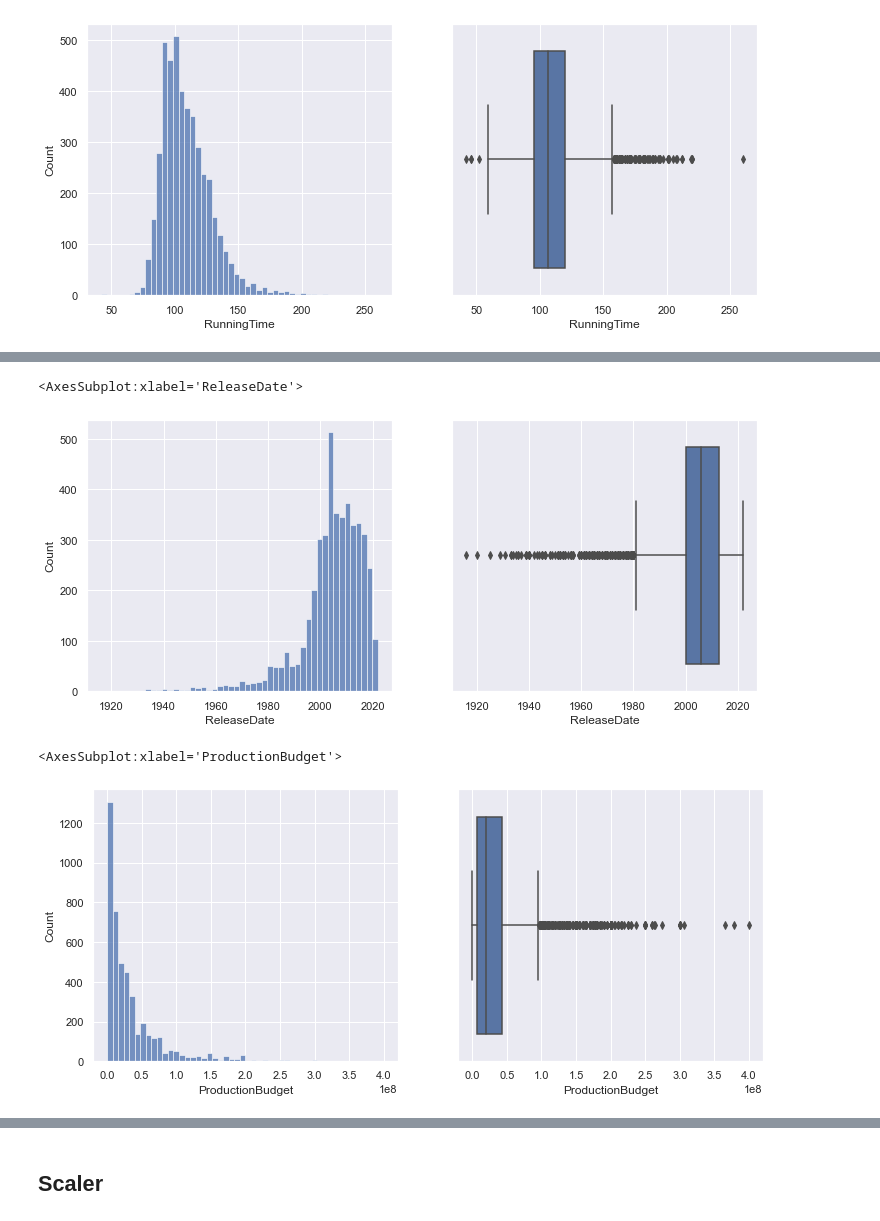
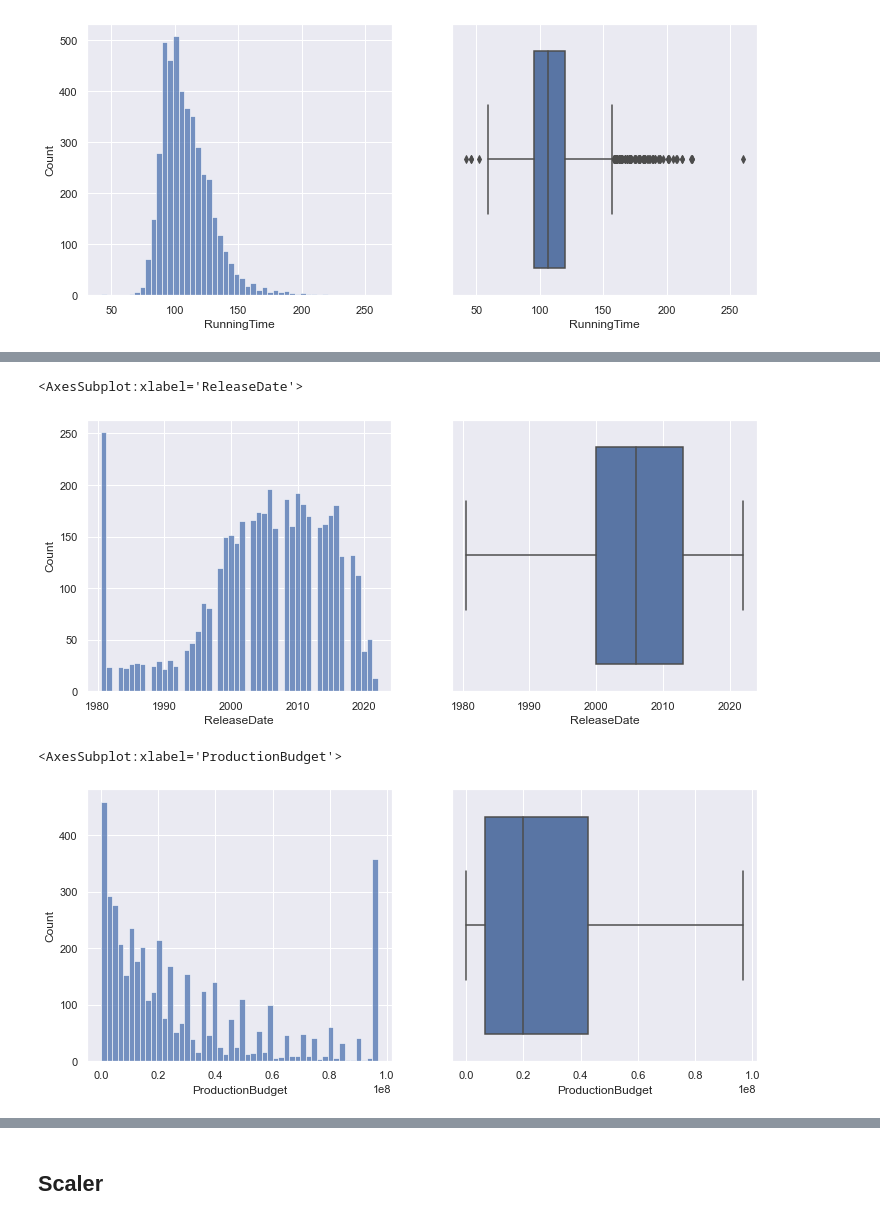
Before and after one commit to huynhthiailinh/data-science-predict-movie-s-sales, a Jupyter notebook: 08 - Dự đoán doanh thu phim/main.ipynb, the cells around one changed output, grey strips where cells are left out. Saved outputs shown, nothing was run; the diff lists cells and outputs as text; code cells hidden in the pictures.

```diff
--- a/08 - Dự đoán doanh thu phim/main.ipynb
+++ b/08 - Dự đoán doanh thu phim/main.ipynb
@@ -559,6 +600,8 @@ sorted(collections.Counter(data).items(), key=lambda item: item[1], reverse = Tr
  ('Canada', 146)]
 # %%
 df['ProductionCountries'].fillna('Others', inplace=True)
-df['ProductionCountries'] = df['ProductionCountries'].transform(lambda x: 'United States' if 'United States' in str(x).split(', ') else 'Others')
+# df['ProductionCountries'] = df['ProductionCountries'].transform(lambda x: str(x).split(', ')[-1])
+# df['ProductionCountries'] = df['ProductionCountries'].transform(lambda x: 'United States' if 'United States' in str(x).split(', ') else 'Others')
+df['ProductionCountries'] = df['ProductionCountries'].transform(lambda x: 'Others' if str(x) not in ['United States', 'United Kingdom'] else x)
 df['ProductionCountries'].value_counts()
 # %% [output]
@@ -629,3 +682,6 @@ dtype: int64
+# %%
+df = df.drop(columns=['Movie', 'DomesticGross'])
+df = pd.get_dummies(df)
 # %% [markdown]
 ### split train and test
 # %%
@@ -646,10 +712,7 @@ df.to_csv('clean-data.csv')
 # %%
 from sklearn.model_selection import train_test_split
 
-y = df['WorldwideGross']
-X = df.copy().drop(columns = ['DomesticGross', 'WorldwideGross'])
-
-X_train, X_test, y_train, y_test = train_test_split(X, y, test_size = 0.20, random_state=42)
+df_train, df_test = train_test_split(df, test_size = 0.20, random_state=42)
 # %% [markdown]
 ### Ouliers
 # %%
@@ -727,0 +790,2 @@ def handle_outlier(df):
+# %%
+df_train = handle_outlier(df_train)
@@ -728,16 +810,16 @@ def handle_outlier(df):
 # %%
 fig, axes = plt.subplots(nrows=1, ncols=2, figsize=(12, 5))
-sns.histplot(X_train['ReleaseDate'], bins=50, ax=axes[0])
-sns.boxplot(data=X_train, x='ReleaseDate', ax=axes[1])
+sns.histplot(df_train['ReleaseDate'], bins=50, ax=axes[0])
+sns.boxplot(data=df_train, x='ReleaseDate', ax=axes[1])
 # %% [output]
 <AxesSubplot:xlabel='ReleaseDate'>
-[figure, old version]
+[figure, new version]
 # %%
 fig, axes = plt.subplots(nrows=1, ncols=2, figsize=(12, 5))
-sns.histplot(X_train['ProductionBudget'], bins=50, ax=axes[0])
-sns.boxplot(data=X_train, x='ProductionBudget', ax=axes[1])
+sns.histplot(df_train['ProductionBudget'], bins=50, ax=axes[0])
+sns.boxplot(data=df_train, x='ProductionBudget', ax=axes[1])
 # %% [output]
 <AxesSubplot:xlabel='ProductionBudget'>
-[figure, old version]
+[figure, new version]
 # %%
 fig, axes = plt.subplots(nrows=1, ncols=2, figsize=(12, 5))
```
Also changed, not shown: parts of 54 cells of this notebook, 1 other file.
